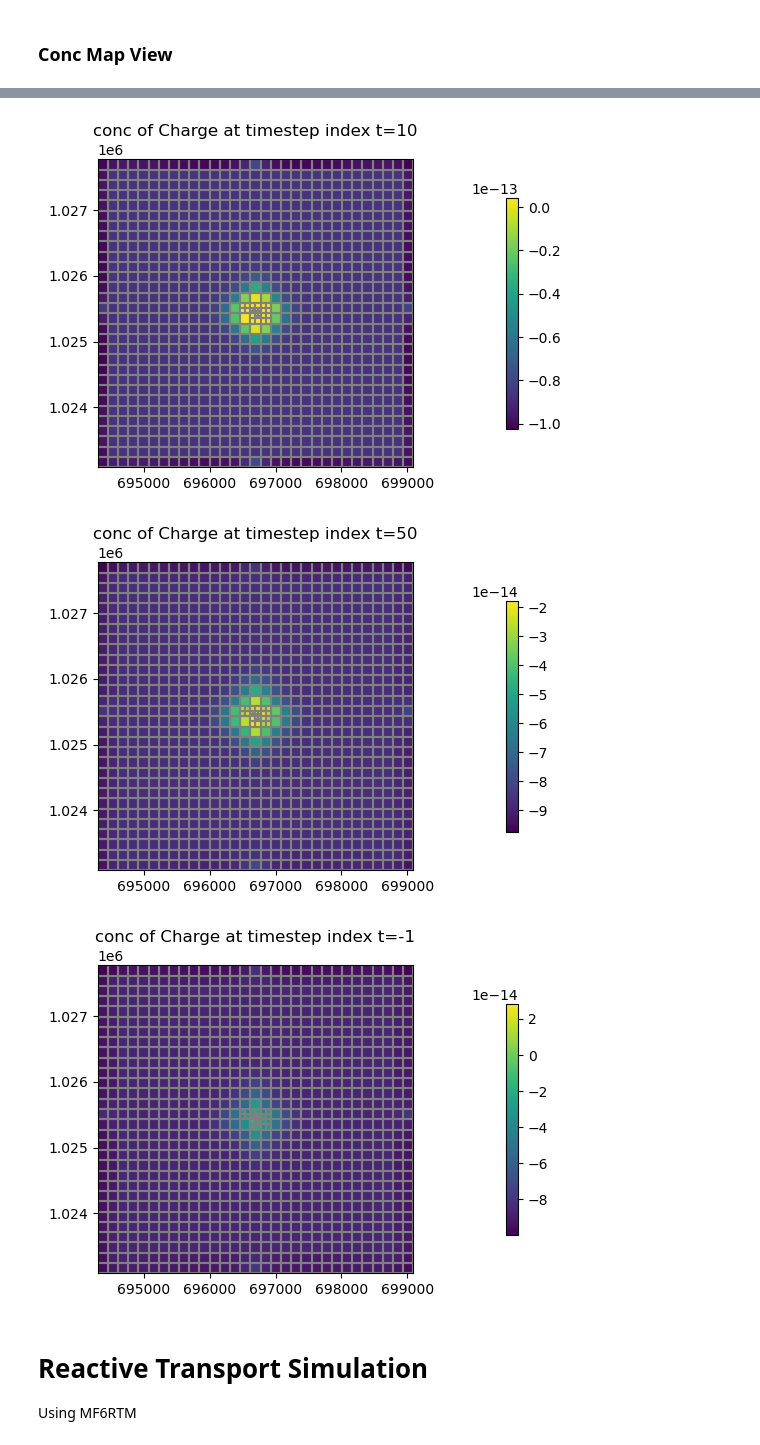
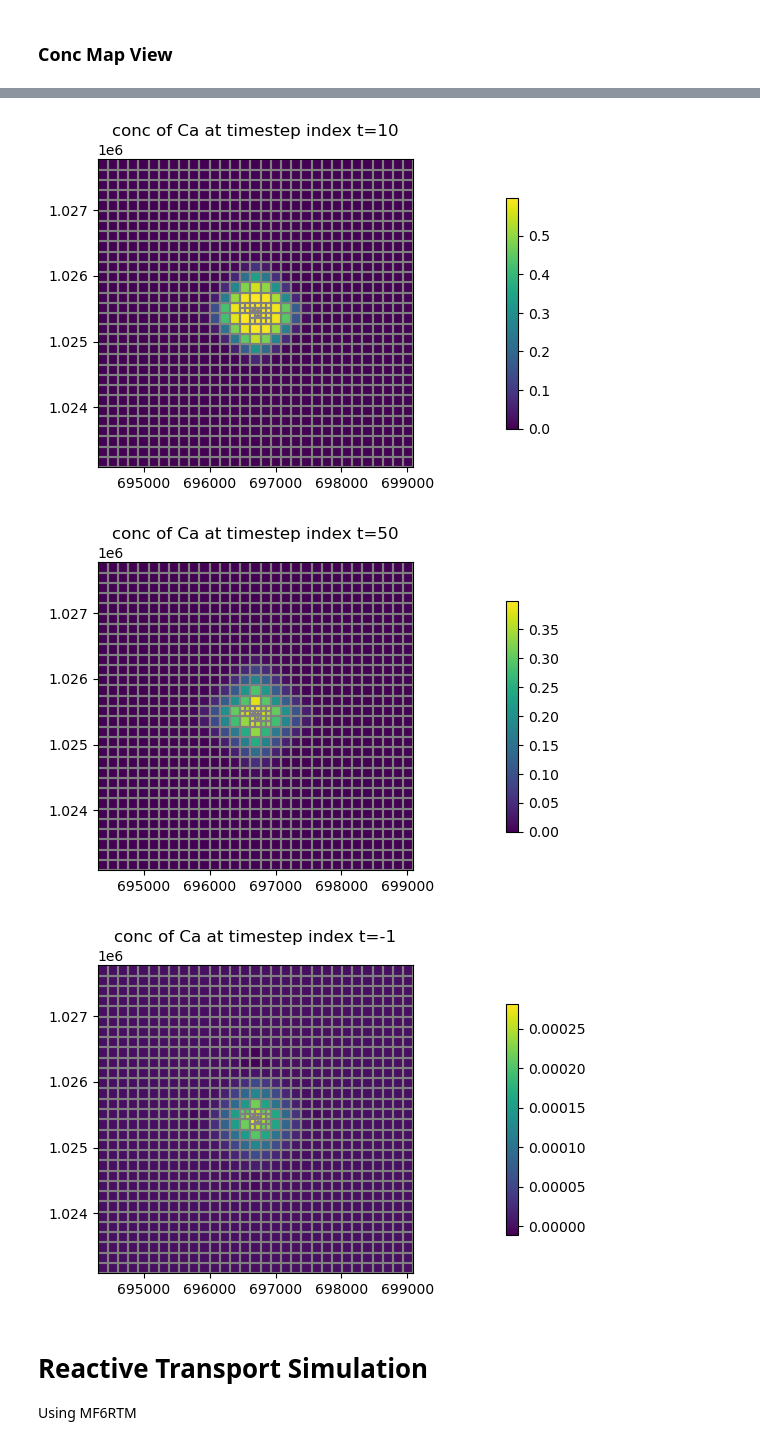
Before and after one commit to LimnoTech/mf6rtm-asr-example, a Jupyter notebook: sims/sim02-ex11/ex11_setup2.ipynb, the cells around one changed output, grey strips where cells are left out. Saved outputs shown, nothing was run; the diff lists cells and outputs as text; code cells hidden in the pictures.

```diff
--- a/sims/sim02-ex11/ex11_setup2.ipynb
+++ b/sims/sim02-ex11/ex11_setup2.ipynb
@@ -599,0 +603,7 @@ array([[[1, 1, 1, ..., 1, 1, 1]],
+# %%
+# Create a chd chemistry object
+chdchem = mf6rtm.mup3d.ChemStress('chd')
+chd_sol_spd = [1] # use same solution as inital conditions
+# Assign solution block number to stress period data for chd
+chdchem.set_spd(chd_sol_spd)
+chdchem.sol_spd
@@ -599,0 +612,7 @@ array([[[1, 1, 1, ..., 1, 1, 1]],
+# %%
+# Create a ghb chemistry object
+ghbchem = mf6rtm.mup3d.ChemStress('ghb')
+ghb_sol_spd = [1] # use same solution as inital conditions
+# Assign solution block number to stress period data for chd
+ghbchem.set_spd(ghb_sol_spd)
+ghbchem.sol_spd
@@ -854,6 +875,8 @@ array([0.00358947, 0.00358947, 0.00358947, ..., 0.00358947, 0.00358947,
 # %%
-# Set and initialize stress period chemical concentrations for each well
+# Set and initialize stress period chemical concentrations for each BC
 reaction_model.set_chem_stress(wellchem)
+reaction_model.set_chem_stress(chdchem)
+reaction_model.set_chem_stress(ghbchem)
 # %% [output]
 Initializing ChemStress
 ChemStress wel initialized
@@ -1316,7 +1403,7 @@ for t in t_l:
 # %% [markdown]
 ### Conc Map View
 # %%
-s = 3  # solute index for Ca
+s = 4  # solute index for Ca
 t_l = [0, 1, 10, 50, -1]  # list of timestep index (NOT actual time/days)
 for t in t_l:
     fig = plt.figure(figsize=(24, 4))
@@ -1332,6 +1419,6 @@ for t in t_l:
-[figure, old version]
+[figure, new version]
-[figure, old version]
+[figure, new version]
-[figure, old version]
+[figure, new version]
 # %% [markdown]
 # Reactive Transport Simulation
 Using MF6RTM
```
Also changed, not shown: parts of 20 cells of this notebook, 7 other files.
